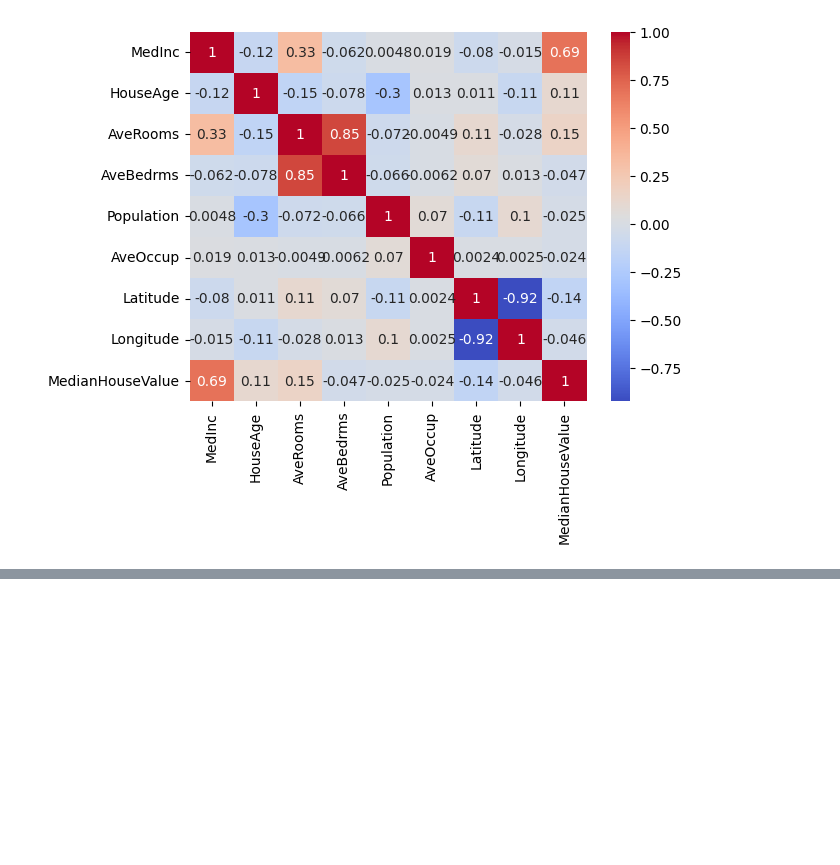
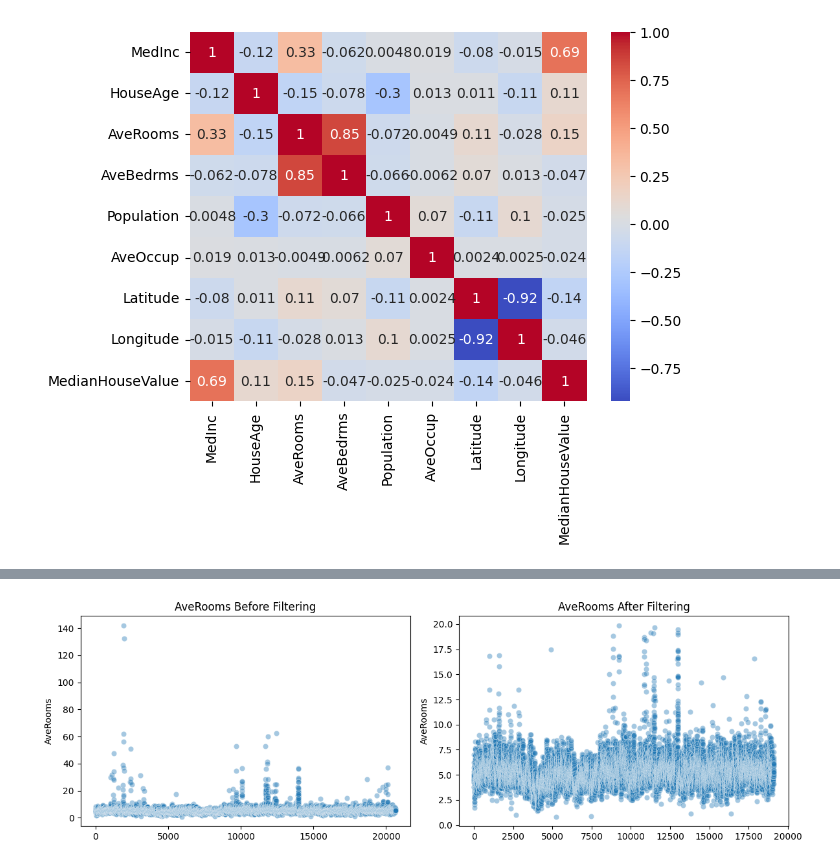
Before and after one commit to MoAbdoHSHL/Machine-Learning-model, a Jupyter notebook: Update_LinearRegression.ipynb, the cells around one changed output, grey strips where cells are left out. Saved outputs shown, nothing was run; the diff lists cells and outputs as text; code cells hidden in the pictures; blank space fills up the shorter version.

```diff
--- a/Update_LinearRegression.ipynb
+++ b/Update_LinearRegression.ipynb
@@ -111,0 +112,88 @@ MSE: 0.75 (36.3% of mean)
+# %%
+import pandas as pd
+import numpy as np
+from sklearn.datasets import fetch_california_housing
+from sklearn.model_selection import train_test_split
+from sklearn.preprocessing import StandardScaler
+from sklearn.linear_model import LinearRegression
+from sklearn.metrics import r2_score, mean_squared_error, mean_absolute_error
+import matplotlib.pyplot as plt
+import seaborn as sns
+
+# Load dataset
+data = fetch_california_housing()
+df = pd.DataFrame(data.data, columns=data.feature_names)
+df['Price'] = data.target
+
+# Apply filtering to remove outliers from all features
+df_filtered = df[
+    (df['MedInc'] < 15) &
+    (df['HouseAge'] < 52) &
+    (df['AveRooms'] < 20) &
+    (df['AveBedrms'] < 5) &
+    (df['Population'] < 10000) &
+    (df['AveOccup'] < 10) &
+    (df['Latitude'] <= 42) & (df['Latitude'] >= 32) &
+    (df['Longitude'] <= -114) & (df['Longitude'] >= -124)
+]
+
+# Define features and target
+X = df_filtered.drop('Price', axis=1)
+y = df_filtered['Price']
+
+# Train-test split
+X_train, X_test, y_train, y_test = train_test_split(X, y, test_size=0.2, random_state=42)
+
+# Standard scaling
+scaler = StandardScaler()
+X_train_scaled = scaler.fit_transform(X_train)
+X_test_scaled = scaler.transform(X_test)
+
+# Train Linear Regression model
+model = LinearRegression()
+model.fit(X_train_scaled, y_train)
+
+# Make predictions
+y_pred = model.predict(X_test_scaled)
+
+# Evaluate model
+mse = mean_squared_error(y_test, y_pred)
+rmse = np.sqrt(mse)
+mae = mean_absolute_error(y_test, y_pred)
+r2 = r2_score(y_test, y_pred)
+mean_actual = y_test.mean()
+
+print(f"R²:  {r2*100:.1f}%")
+print(f"MAE: {mae/mean_actual*100:.1f}% of mean")
+print(f"RMSE: {rmse/mean_actual*100:.1f}% of mean") ##  Helps "Is this error small relative to the average price?"
+
+# Plot AveRooms before and after filtering
+fig, axes = plt.subplots(1, 2, figsize=(12, 4))
+sns.scatterplot(x=np.arange(len(df['AveRooms'])), y=df['AveRooms'], ax=axes[0], alpha=0.4)
+axes[0].set_title('AveRooms Before Filtering')
+axes[0].set_ylabel('AveRooms')
+
+sns.scatterplot(x=np.arange(len(df_filtered['AveRooms'])), y=df_filtered['AveRooms'], ax=axes[1], alpha=0.4)
+axes[1].set_title('AveRooms After Filtering')
+axes[1].set_ylabel('AveRooms')
+
+plt.tight_layout()
+plt.show()
+
+plt.figure(figsize=(6, 6))
+plt.scatter(y_test, y_pred, alpha=0.3, color='teal')
+plt.xlabel('Actual Median House Value')
+plt.ylabel('Predicted Median House Value')
+plt.title('Actual vs Predicted House Prices (Linear Regression)')
+plt.plot([0, 6], [0, 6], 'r--', linewidth=3)
+plt.xlim(0, 6)
+plt.ylim(0, 6)
+plt.grid(True)
+plt.tight_layout()
+plt.show()
+
+import joblib
+
+joblib.dump(model, "linear_regression_model.pkl")
+joblib.dump(scaler, "linear_regression_scaler.pkl")
+# %% [output]
@@ -111,0 +203 @@ MSE: 0.75 (36.3% of mean)
+[figure, added]
```
Also changed, not shown: parts of 6 cells of this notebook, 4 other files.
